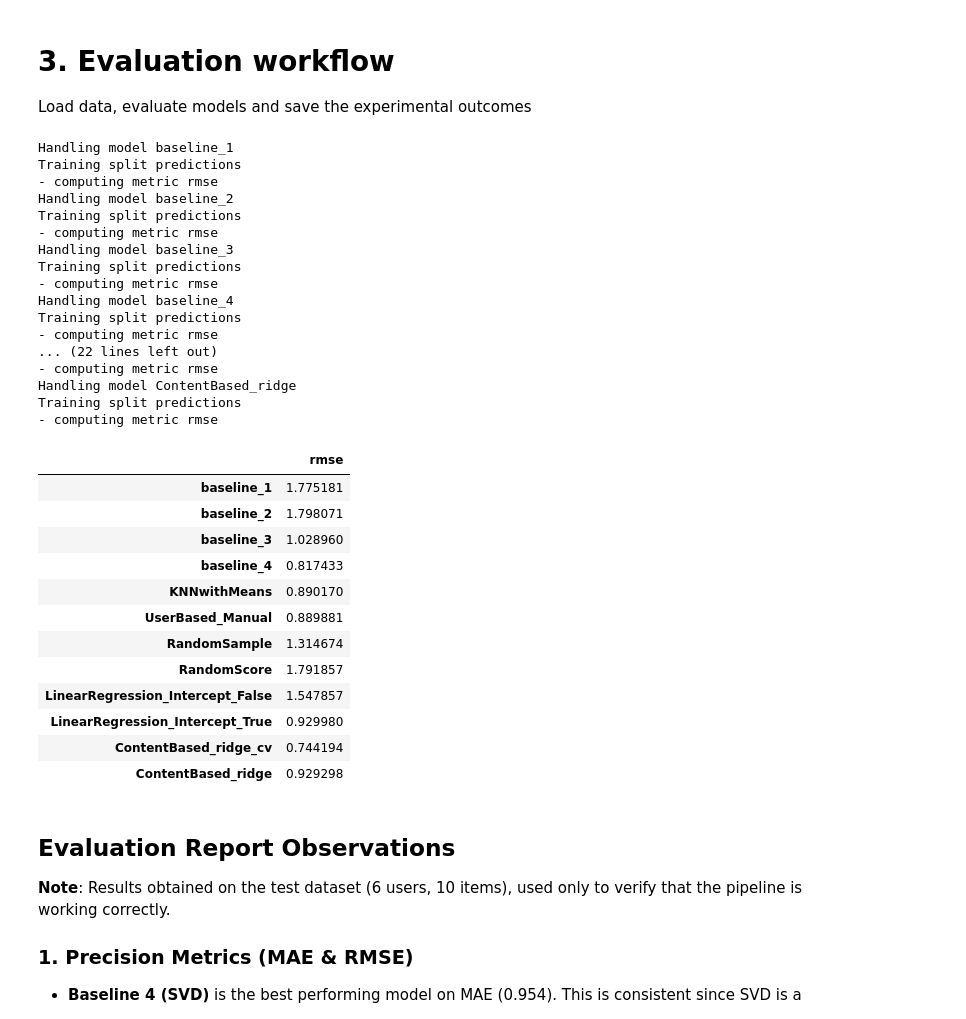
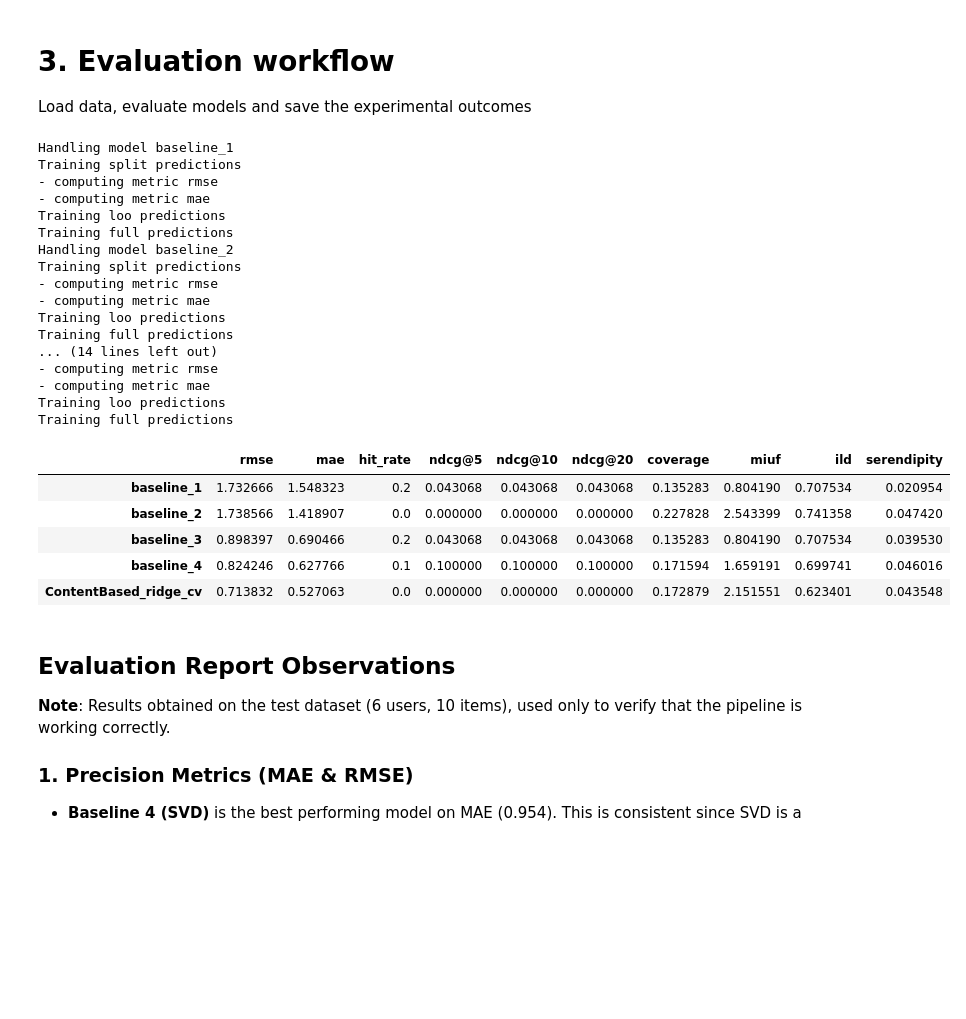
Before and after one commit to ArthurOttevaere/movix-recommender, a Jupyter notebook: evaluator.ipynb, the cells around one changed output. Drawn from its saved outputs; the diff is of its cells as text; code cells hidden in the pictures; blank space fills up the shorter version.

```diff
--- a/evaluator.ipynb
+++ b/evaluator.ipynb
@@ -368,6 +406,40 @@ def get_diversity_ild(anti_testset_top_n, genre_vectors, **kwargs):
         total_dist = np.sum(1 - sim)  # diagonal = 1-1 = 0, so this sums i≠j pairs
         user_ilds.append(total_dist / (R * (R - 1)))
     return float(np.mean(user_ilds)) if user_ilds else 0.0
+
+def get_serendipity(anti_testset_top_n, user_history, genre_vectors, **kwargs):
+    user_scores = []
+
+    for uid, recs in anti_testset_top_n.items():
+        history = user_history.get(uid, [])
+        history = [iid for iid in history if iid in genre_vectors]
+
+        if not history:
+            continue
+
+        history_vecs = np.array([genre_vectors[iid] for iid in history])
+        rec_scores = []
+
+        for iid, pred_score in recs:
+            if iid not in genre_vectors:
+                continue
+
+            item_vec = genre_vectors[iid]
+
+            similarities = history_vecs @ item_vec
+            expectedness = np.max(similarities)
+            unexpectedness = 1 - expectedness
+
+            relevance = (pred_score - 0.5) / 4.5
+            relevance = max(0, min(1, relevance))
+
+            ser = relevance * unexpectedness
+            rec_scores.append(ser)
+
+        if rec_scores:
+            user_scores.append(np.mean(rec_scores))
+
+    return float(np.mean(user_scores)) if user_scores else 0.0
 # %% [markdown]
 ## Pitfalls of Using a Sum of Ranks as a Novelty Metric
 
@@ -413,59 +485,53 @@ AVAILABLE_METRICS = {
     "full": {
         "coverage": (get_coverage, {}),
         "miuf": (get_novelty_miuf, {}),
-        "ild": (get_diversity_ild, {})
+        "ild": (get_diversity_ild, {}),
+        "serendipity": (get_serendipity, {})
     }
 }
 
 df_ratings_pd = load_ratings(surprise_format=False)
 debug_users = df_ratings_pd[C.USER_ID_COL].drop_duplicates().sample(
-    frac=0.05,
+    frac=1,
     random_state=1
 )
 
 df_ratings_pd = df_ratings_pd[
     df_ratings_pd[C.USER_ID_COL].isin(debug_users)
 ]
 
 sp_ratings = Dataset.load_from_df(
     df_ratings_pd[[C.USER_ID_COL, C.ITEM_ID_COL, C.RATING_COL]],
     Reader(rating_scale=(0.5, 5))
 )
 precomputed_dict = precompute_information(df_ratings_pd)
 evaluation_report = create_evaluation_report(EvalConfig(), sp_ratings, precomputed_dict, AVAILABLE_METRICS)
 export_evaluation_report(evaluation_report)
 display(evaluation_report)
 # %% [output]
 Handling model baseline_1
 Training split predictions
 - computing metric rmse
+- computing metric mae
+Training loo predictions
+Training full predictions
 Handling model baseline_2
 Training split predictions
 - computing metric rmse
-Handling model baseline_3
-Training split predictions
+- computing metric mae
+Training loo predictions
+Training full predictions
+... (14 lines left out)
 - computing metric rmse
-Handling model baseline_4
-Training split predictions
-- computing metric rmse
-... (22 lines left out)
-- computing metric rmse
-Handling model ContentBased_ridge
-Training split predictions
-- computing metric rmse
+- computing metric mae
+Training loo predictions
+Training full predictions
-|  | rmse |
-| baseline_1 | 1.775181 |
-| baseline_2 | 1.798071 |
-| baseline_3 | 1.028960 |
-| baseline_4 | 0.817433 |
-| KNNwithMeans | 0.890170 |
-| UserBased_Manual | 0.889881 |
-| RandomSample | 1.314674 |
-| RandomScore | 1.791857 |
-| LinearRegression_Intercept_False | 1.547857 |
-| LinearRegression_Intercept_True | 0.929980 |
-| ContentBased_ridge_cv | 0.744194 |
-| ContentBased_ridge | 0.929298 |
+|  | rmse | mae | hit_rate | ndcg@5 | ndcg@10 | ndcg@20 | coverage | miuf | ild | serendipity |
+| baseline_1 | 1.732666 | 1.548323 | 0.2 | 0.043068 | 0.043068 | 0.043068 | 0.135283 | 0.804190 | 0.707534 | 0.020954 |
+| baseline_2 | 1.738566 | 1.418907 | 0.0 | 0.000000 | 0.000000 | 0.000000 | 0.227828 | 2.543399 | 0.741358 | 0.047420 |
+| baseline_3 | 0.898397 | 0.690466 | 0.2 | 0.043068 | 0.043068 | 0.043068 | 0.135283 | 0.804190 | 0.707534 | 0.039530 |
+| baseline_4 | 0.824246 | 0.627766 | 0.1 | 0.100000 | 0.100000 | 0.100000 | 0.171594 | 1.659191 | 0.699741 | 0.046016 |
+| ContentBased_ridge_cv | 0.713832 | 0.527063 | 0.0 | 0.000000 | 0.000000 | 0.000000 | 0.172879 | 2.151551 | 0.623401 | 0.043548 |
 # %% [markdown]
 ## Evaluation Report Observations
 
```
Also changed, not shown: parts of 2 cells of this notebook, 2 other files.
